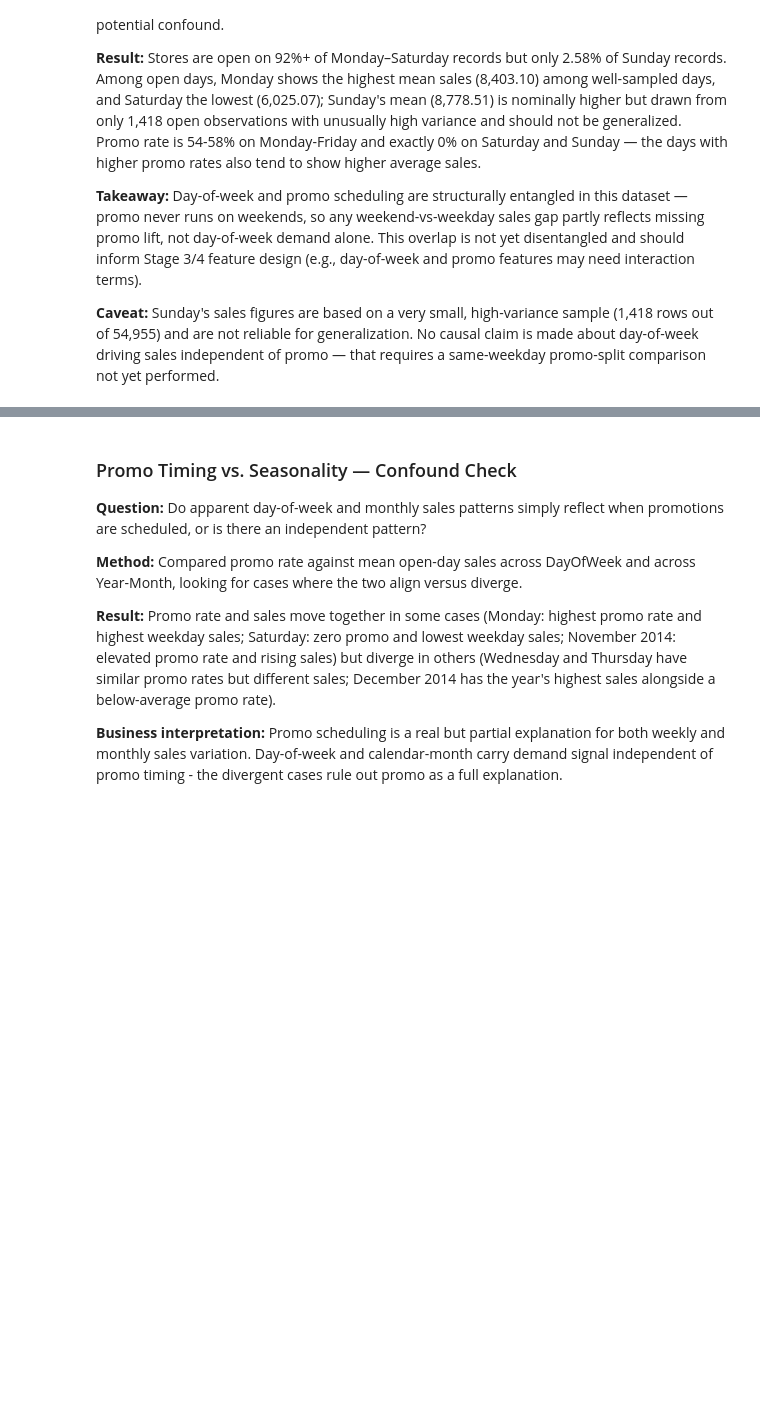
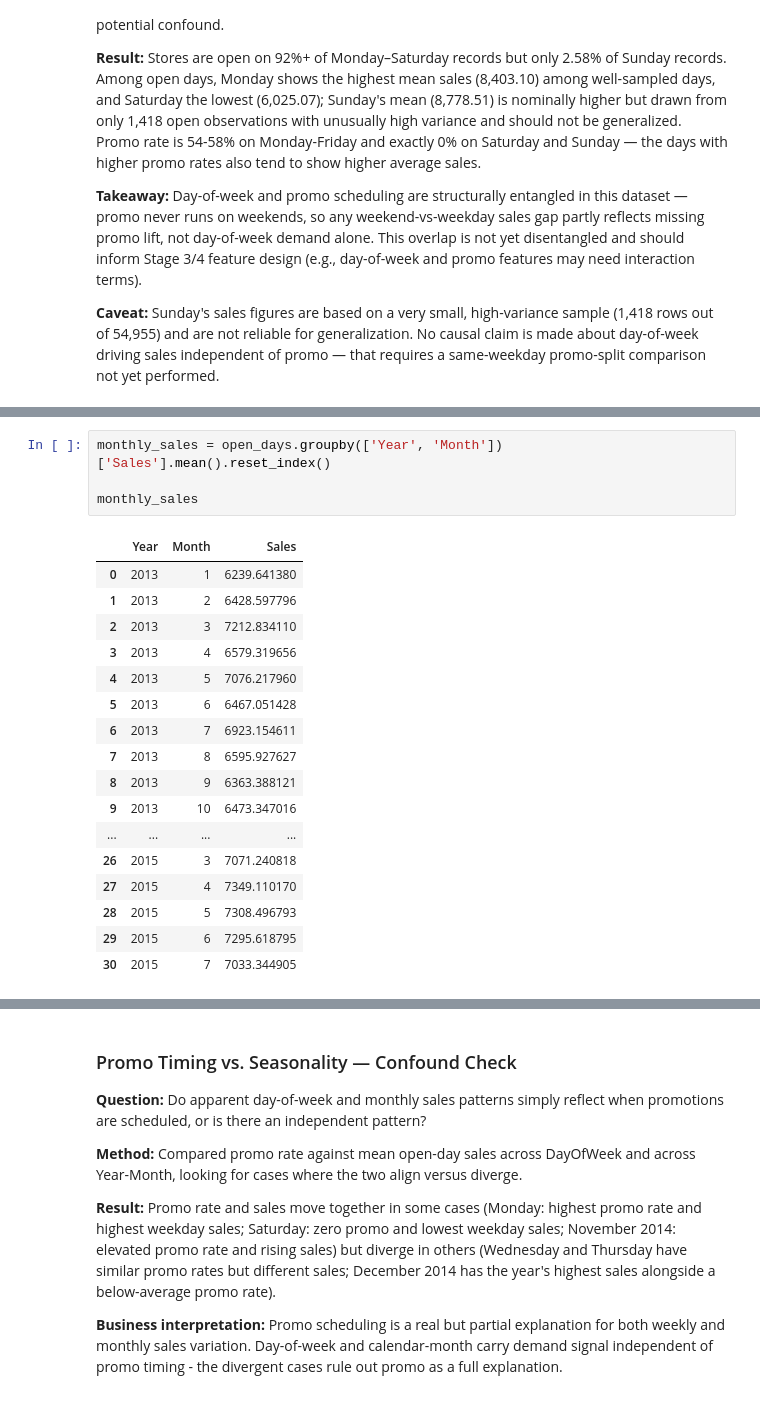
Before and after one commit to Aliraza-Amjad-Shaikh/demand-lens, a Jupyter notebook: notebooks/02_eda.ipynb, the cells around one changed output, grey strips where cells are left out. Cells and saved outputs as stored; diff of their text form; blank space fills up the shorter version.

```diff
--- a/notebooks/02_eda.ipynb
+++ b/notebooks/02_eda.ipynb
@@ -900,3 +901,25 @@ plt.show()
+# %%
+monthly_sales = open_days.groupby(['Year', 'Month'])['Sales'].mean().reset_index()
+
+monthly_sales
+# %% [output]
+|  | Year | Month | Sales |
+| 0 | 2013 | 1 | 6239.641380 |
+| 1 | 2013 | 2 | 6428.597796 |
+| 2 | 2013 | 3 | 7212.834110 |
+| 3 | 2013 | 4 | 6579.319656 |
+| 4 | 2013 | 5 | 7076.217960 |
+| 5 | 2013 | 6 | 6467.051428 |
+| 6 | 2013 | 7 | 6923.154611 |
+| 7 | 2013 | 8 | 6595.927627 |
+| 8 | 2013 | 9 | 6363.388121 |
+| 9 | 2013 | 10 | 6473.347016 |
+| ... | ... | ... | ... |
+| 26 | 2015 | 3 | 7071.240818 |
+| 27 | 2015 | 4 | 7349.110170 |
+| 28 | 2015 | 5 | 7308.496793 |
+| 29 | 2015 | 6 | 7295.618795 |
+| 30 | 2015 | 7 | 7033.344905 |
 # %%
 monthly_promo = open_days.groupby(['Year', 'Month'])['Promo'].mean().reset_index()
 
```
Also changed, not shown: parts of 54 cells of this notebook, 1 other file.
